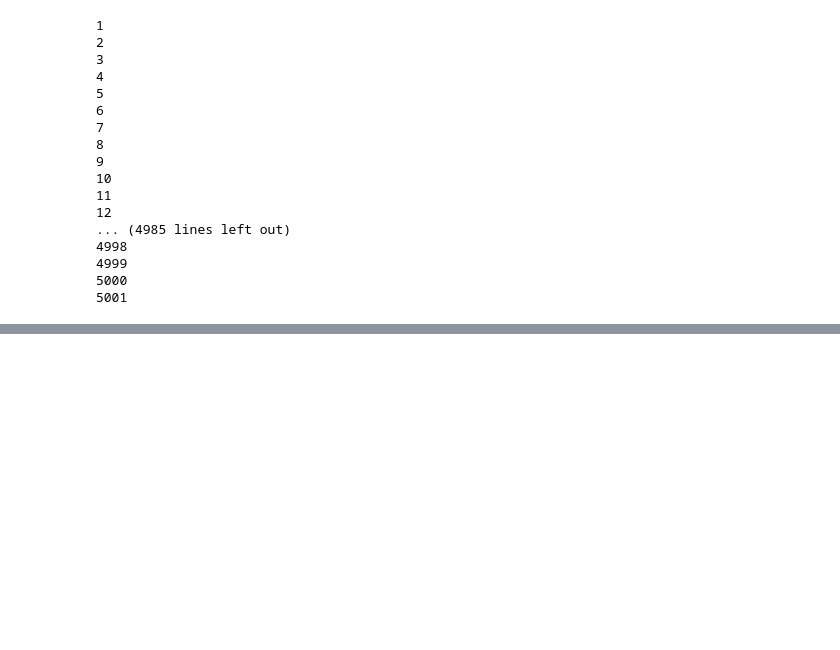
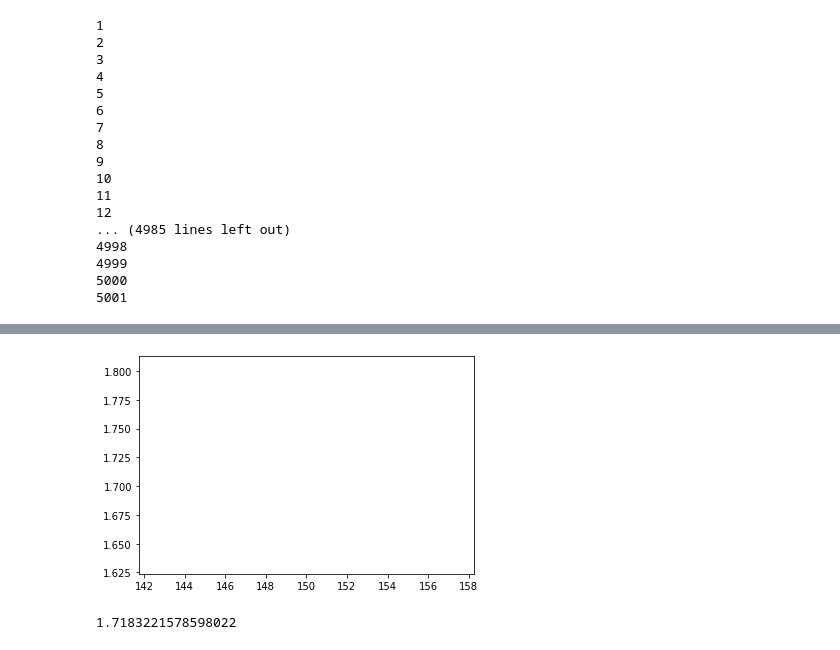
Before and after one commit to kwakeunji/DL_projects, a Jupyter notebook: lstm_short_game_golf/lstm_model.ipynb, the cells around one changed output, grey strips where cells are left out. Saved outputs shown, nothing was run; the diff lists cells and outputs as text; code cells hidden in the pictures; blank space fills up the shorter version.

```diff
--- a/lstm_short_game_golf/lstm_model.ipynb
+++ b/lstm_short_game_golf/lstm_model.ipynb
@@ -406,0 +616,13 @@ len(df)
+# %%
+#spin rate normalization
+target_mean = base_arr[:,:,2:3].mean()
+target_std = base_arr[:,:,2:3].std()
+
+print(target_mean)
+print(target_std)
+
+for c in range(len(base_arr)):
+
+    base_arr[c,:,2:3] = (base_arr[c,:,2:3] - target_mean) / target_std
+
+    print(base_arr[c,:,2:3])
@@ -406,0 +677,6 @@ len(df)
+# %%
+from sklearn.model_selection import train_test_split
+
+datas, labels = base_arr[:,:,0:2], base_arr[:,:,2:3]
+x_train, x_test, label_train, label_test = train_test_split(datas,labels,
+                                                    test_size=0.2, random_state=42)
@@ -406,0 +790,20 @@ len(df)
+# %%
+# optimizer , loss
+criterion = torch.nn.MSELoss()
+optimizer = torch.optim.Adam(model.parameters(),lr=0.0001)
+epochs = 150
+
+loss_lst = []
+#training loop
+for i in range(epochs):
+    for j,data in enumerate(train_loader):
+        #y_pred = model(data[:][0].view(-1,30,1)).reshape(-1)
+        y_pred = model(data[:][0])
+        #print(y_pred)
+        loss = criterion(y_pred,data[:][1][:,-1,:])
+        #print(loss)
+        loss.backward()
+        optimizer.step()
+    #if i%50 == 0:
+        print(j,"th iteration : ",loss.item())
+        loss_lst.append(loss)
@@ -406,0 +820,11 @@ len(df)
+# %%
+import matplotlib.pyplot as plt
+
+plt.plot(epochs, loss.item())
+plt.show()
+# %% [output]
+[figure, added]
+# %%
+loss.item()
+# %% [output]
+1.7183221578598022
```
Also changed, not shown: parts of 40 cells of this notebook.
